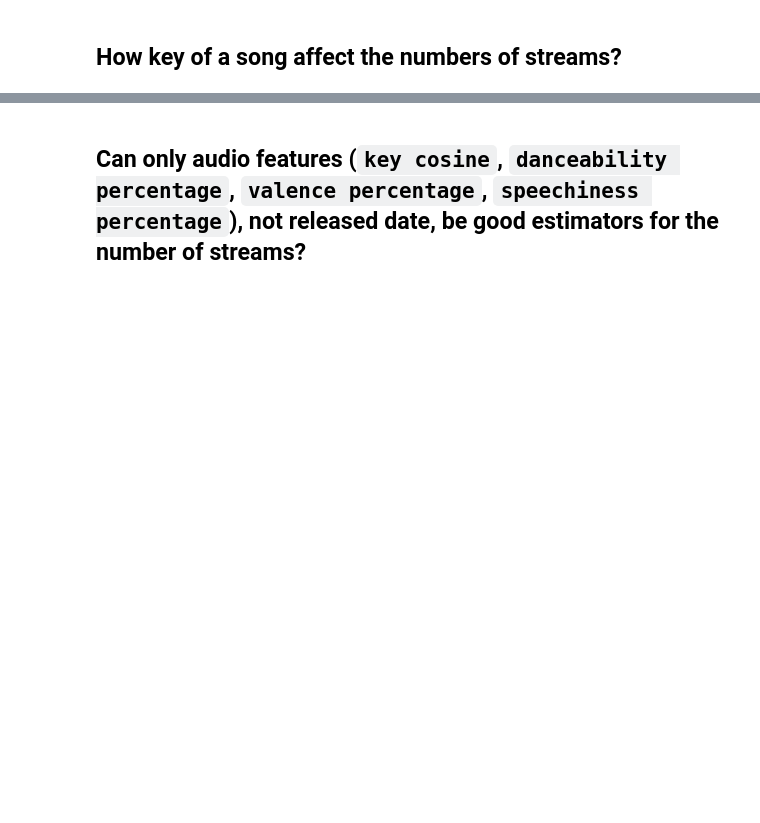
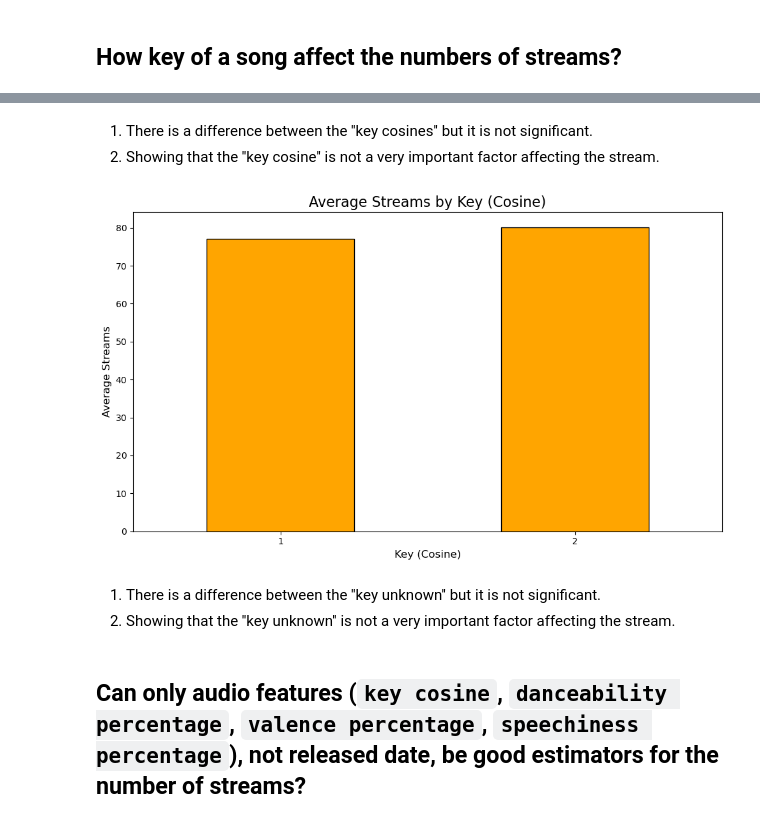
Before and after one commit to daoviethoang1402/audio-pop-corr-analysis, a Jupyter notebook: notebooks/notebook.ipynb, the cells around one changed output, grey strips where cells are left out. Cells and saved outputs as stored; diff of their text form; code cells hidden in the pictures; blank space fills up the shorter version.

```diff
--- a/notebooks/notebook.ipynb
+++ b/notebooks/notebook.ipynb
@@ -917,3 +936,24 @@ plt.show()
+# %% [markdown]
+1. There is a difference between the ''key cosines'' but it is not significant.
+2. Showing that the ''key cosine'' is not a very important factor affecting the stream.
+# %%
+key_avg_streams = train_set.groupby('key unknown')['streams'].mean()
+labels = range(1, len(key_avg_streams) + 1)
+
+# Vẽ biểu đồ
+plt.figure(figsize=(10, 6))
+key_avg_streams.plot(kind='bar', color='orange', edgecolor='black')
+plt.title('Average Streams by Key (Cosine)', fontsize=16)
+plt.xlabel('Key (Cosine)', fontsize=12)
+plt.ylabel('Average Streams', fontsize=12)
+plt.xticks(ticks=range(len(key_avg_streams)), labels=labels, rotation=0)
+plt.tight_layout()
+plt.show()
+# %% [output]
+[figure, added]
+# %% [markdown]
+1. There is a difference between the ''key unknown'' but it is not significant.
+2. Showing that the ''key unknown'' is not a very important factor affecting the stream.
 # %% [markdown]
 ## Can only audio features (`key cosine`, `danceability percentage`, `valence percentage`, `speechiness percentage`), not released date, be good estimators for the number of streams?
 # %% [markdown]
```
Also changed, not shown: parts of 3 cells of this notebook.
